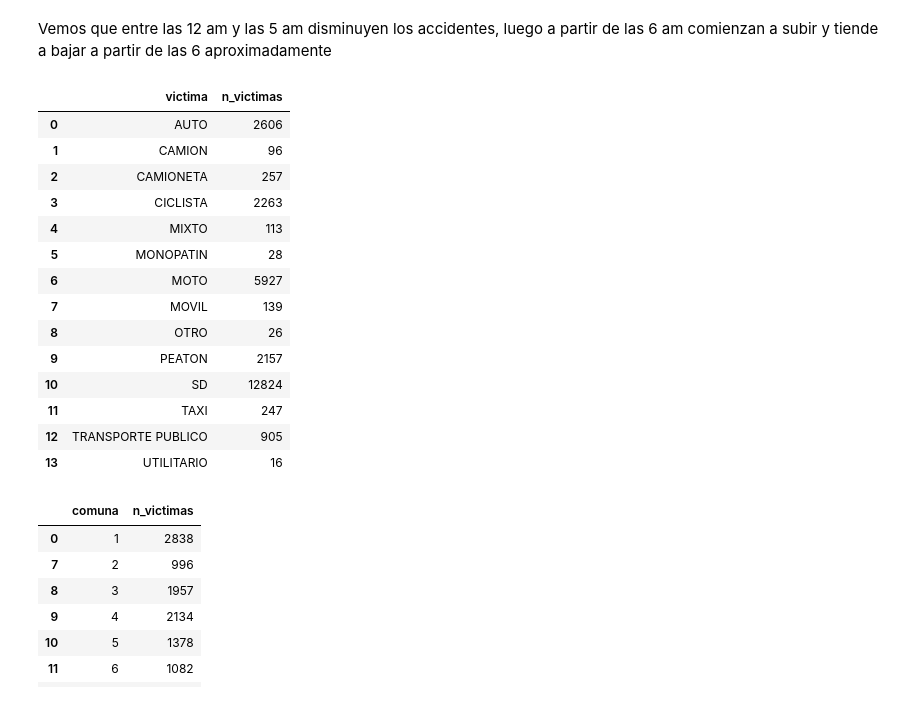
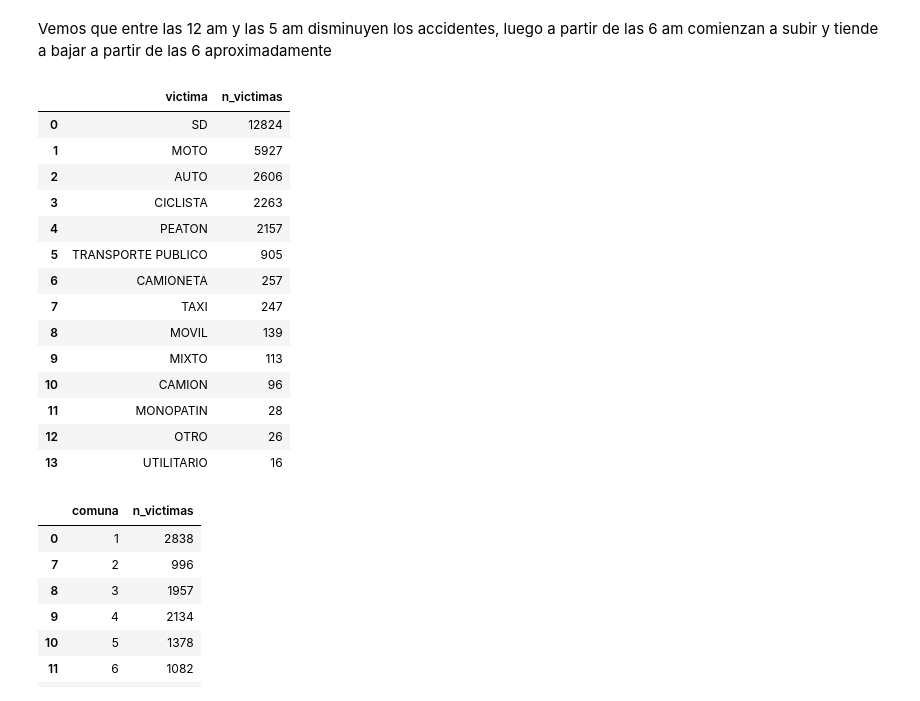
Before and after one commit to Lukitens/PI_DA, a Jupyter notebook: eda.ipynb, the cells around one changed output. Cells and saved outputs as stored; diff of their text form; code cells hidden in the pictures.

```diff
--- a/eda.ipynb
+++ b/eda.ipynb
@@ -502,22 +556,24 @@ Vemos que entre las 12 am y las 5 am disminuyen los accidentes, luego a partir d
 # %%
 #Agrupamos por el tipo de victimas y sumamos el numero de victimas
 lesiones_victimas = lesiones.groupby("victima")["n_victimas"].sum().reset_index()
+lesiones_victimas = lesiones_victimas.sort_values(by= "n_victimas", ascending=False)
+lesiones_victimas.reset_index(drop=True, inplace=True)
 lesiones_victimas
 # %% [output]
 |  | victima | n_victimas |
-| 0 | AUTO | 2606 |
-| 1 | CAMION | 96 |
-| 2 | CAMIONETA | 257 |
+| 0 | SD | 12824 |
+| 1 | MOTO | 5927 |
+| 2 | AUTO | 2606 |
 | 3 | CICLISTA | 2263 |
-| 4 | MIXTO | 113 |
-| 5 | MONOPATIN | 28 |
-| 6 | MOTO | 5927 |
-| 7 | MOVIL | 139 |
-| 8 | OTRO | 26 |
-| 9 | PEATON | 2157 |
-| 10 | SD | 12824 |
-| 11 | TAXI | 247 |
-| 12 | TRANSPORTE PUBLICO | 905 |
+| 4 | PEATON | 2157 |
+| 5 | TRANSPORTE PUBLICO | 905 |
+| 6 | CAMIONETA | 257 |
+| 7 | TAXI | 247 |
+| 8 | MOVIL | 139 |
+| 9 | MIXTO | 113 |
+| 10 | CAMION | 96 |
+| 11 | MONOPATIN | 28 |
+| 12 | OTRO | 26 |
 | 13 | UTILITARIO | 16 |
 # %%
 #Agrupamos por comunas y sumamos el numero de victimas
```
Also changed, not shown: parts of 34 cells of this notebook, 1 other file.
